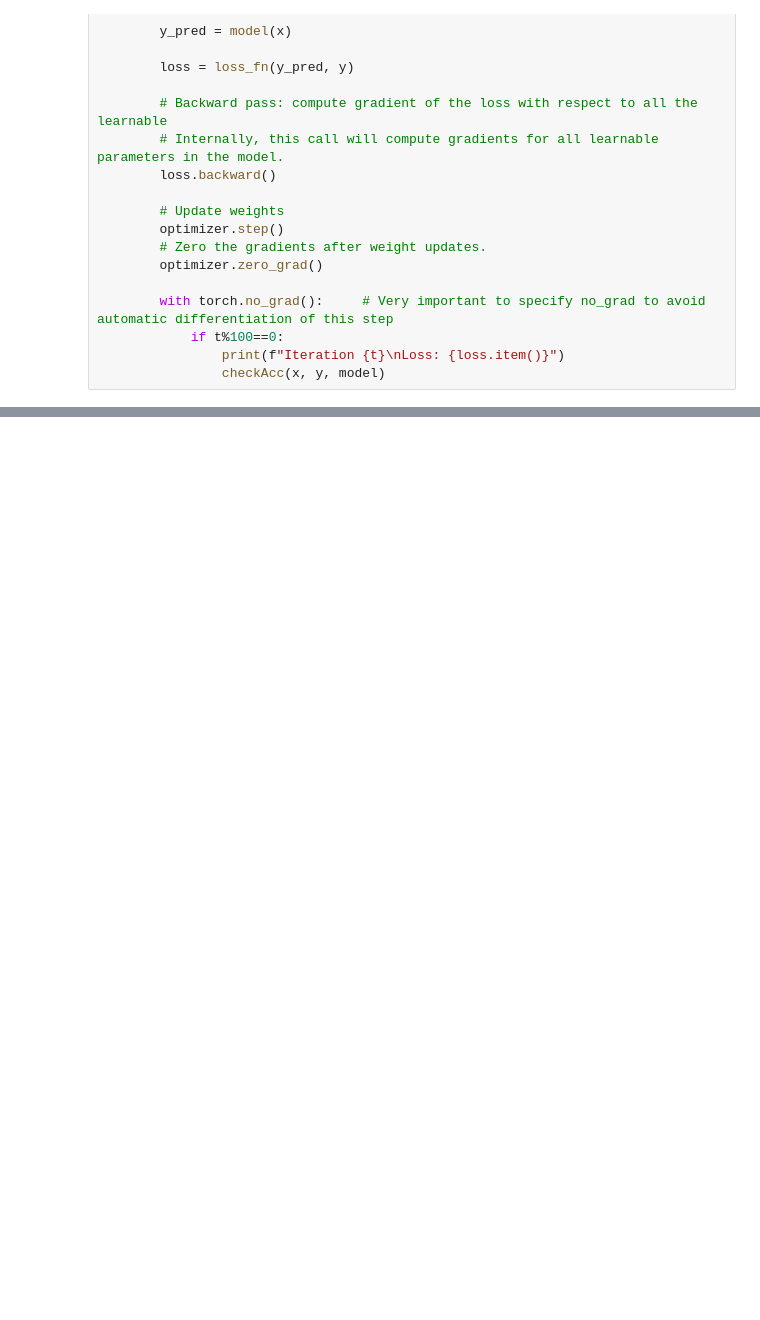
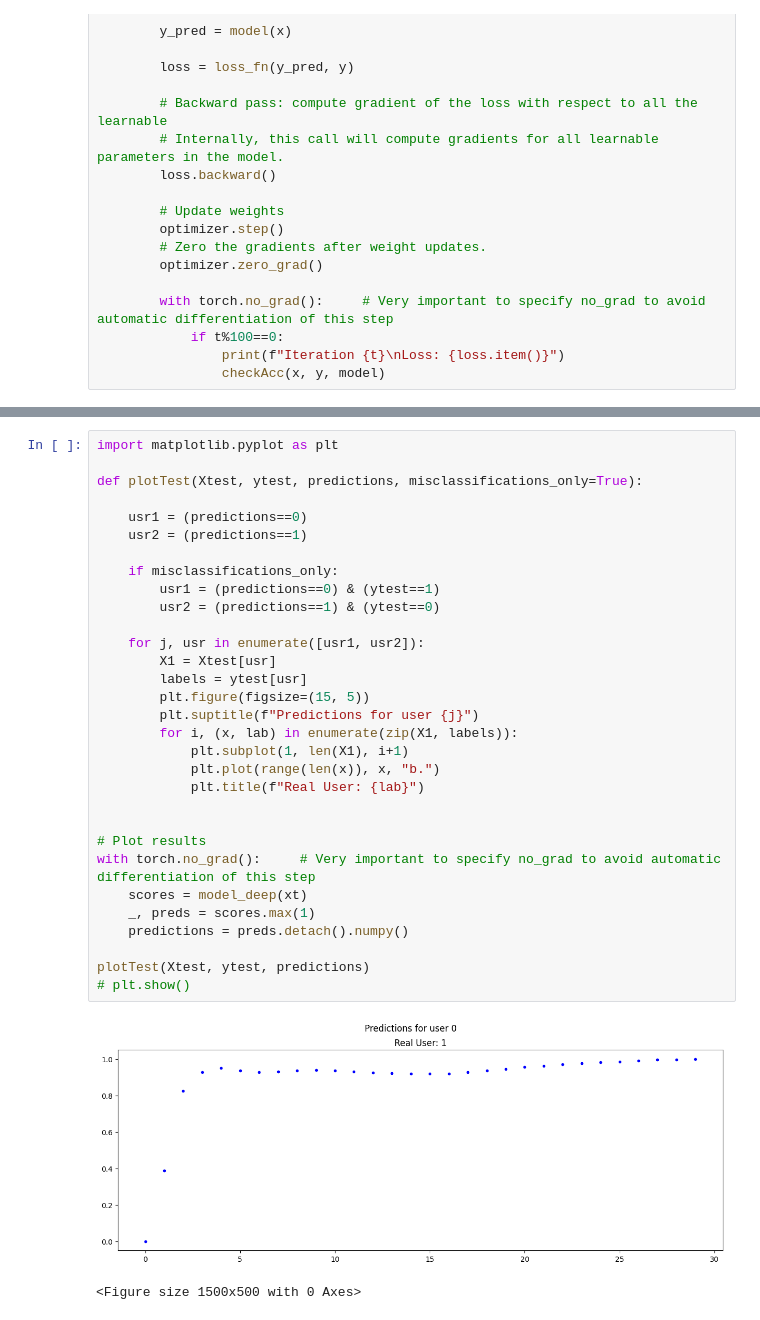
Before and after one commit to GuiMacielPereira/sensor_ML, a Jupyter notebook: data_processing/toy_pytorch.sync.ipynb, the cells around one changed output, grey strips where cells are left out. Saved outputs shown, nothing was run; the diff lists cells and outputs as text; blank space fills up the shorter version.

```diff
--- a/data_processing/toy_pytorch.sync.ipynb
+++ b/data_processing/toy_pytorch.sync.ipynb
@@ -230,0 +228,34 @@ plotTest(Xtest, ytest, predictions)
+# %%
+import matplotlib.pyplot as plt
+
+def plotTest(Xtest, ytest, predictions, misclassifications_only=True):
+
+    usr1 = (predictions==0)
+    usr2 = (predictions==1)
+
+    if misclassifications_only:
+        usr1 = (predictions==0) & (ytest==1)
+        usr2 = (predictions==1) & (ytest==0)
+
+    for j, usr in enumerate([usr1, usr2]):
+        X1 = Xtest[usr]
+        labels = ytest[usr]
+        plt.figure(figsize=(15, 5))
+        plt.suptitle(f"Predictions for user {j}")
+        for i, (x, lab) in enumerate(zip(X1, labels)):
+            plt.subplot(1, len(X1), i+1)
+            plt.plot(range(len(x)), x, "b.")
+            plt.title(f"Real User: {lab}")
+
+
+# Plot results
+with torch.no_grad():     # Very important to specify no_grad to avoid automatic differentiation of this step
+    scores = model_deep(xt)
+    _, preds = scores.max(1)
+    predictions = preds.detach().numpy()
+
+plotTest(Xtest, ytest, predictions)
+# plt.show()
+# %% [output]
+[figure, added]
+<Figure size 1500x500 with 0 Axes>
```
Also changed, not shown: parts of 12 cells of this notebook, 4 other files.
